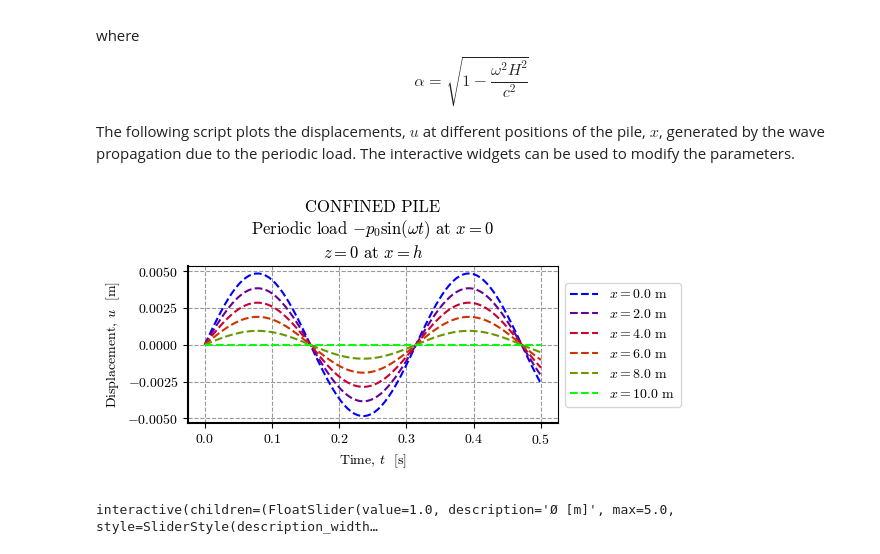
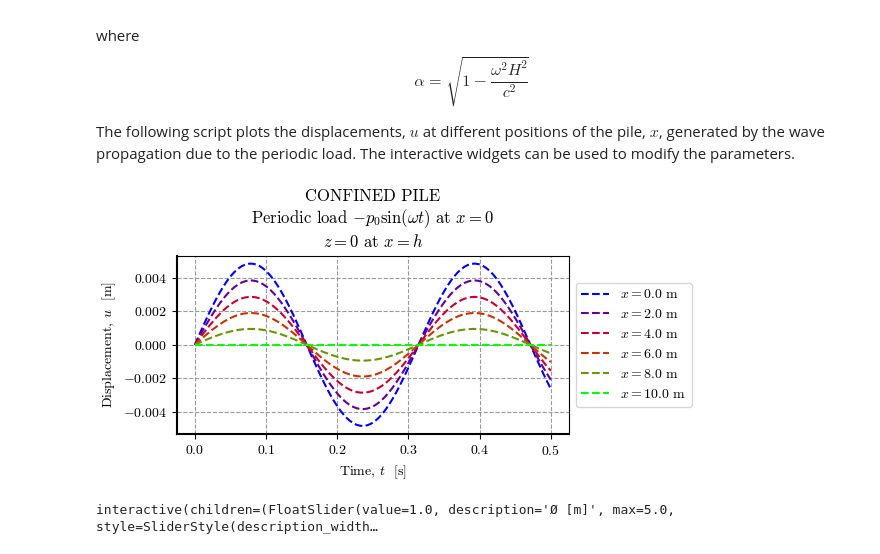
Before and after one commit to eamontoyaa/dinamica_de_suelos_EAFIT, a Jupyter notebook: notebooks/wave_propagation.ipynb, the cells around one changed output. Cells and saved outputs as stored; diff of their text form; code cells hidden in the pictures.

Commit message:
Fix frame in figures

```diff
--- a/notebooks/wave_propagation.ipynb
+++ b/notebooks/wave_propagation.ipynb
@@ -25,7 +25,7 @@ if 'google.colab' in str(get_ipython()):
 plt.style.use("default")
 mpl.rcParams.update(
     {
-        # 'figure.dpi': 300,
+        'figure.constrained_layout.use': True,
         'interactive': False,
         "text.usetex": False,  # Use mathtext, not LaTeX
         "font.family": "cmr10",  # Use the Computer modern font
@@ -233,35 +236,35 @@ def confined_finite_pile(d=1, h=10, subgrade_mod=10, elastic_mod=25000, rho=2450
     elastic_mod = elastic_mod * 1e6  # Pa
     subgrade_mod = subgrade_mod * 1e6  # Pa
     p_0 = p_0 * 1e3  # N/m2
     # Plot
     area = np.pi * (0.5 * d)**2
     circ = 2 * np.pi * (0.5 * d)
     len_H = np.sqrt(elastic_mod * area / (subgrade_mod * circ))
     c = np.sqrt(elastic_mod / rho)  # wave velocity, m/s
     alpha = np.sqrt(1 - (omega * len_H / c)**2)
     fig, ax = plt.subplots(ncols=1, nrows=1, figsize=[6, 3])
     ax.set_prop_cycle("color", plt.cm.brg(np.linspace(0, 1, n + 1)))
     t = np.linspace(0, 0.5, 100)
     for x in np.linspace(0, h, n + 1):
         u = (p_0 * len_H * np.sinh(alpha * (h-x)/len_H) * np.sin(omega * t)) / (
             elastic_mod * area * alpha * np.cosh(alpha * h / len_H)
         )
         ax.plot(t, u, ls="--", label=f"$x=${x:.1f} m")
     ax.set_title("CONFINED PILE\n"
         + "Periodic load $-p_0 \sin(\omega t)$ at $x=0$\n"
         + "$z=0$ at $x=h$")
     ax.set(xlabel="Time, $t$  [s]", ylabel="Displacement, $u$  [m]")
     ax.spines["bottom"].set_linewidth(1.5)
     ax.spines["left"].set_linewidth(1.5)
     ax.grid(True, which="major", color="#999999", linestyle="--")
     ax.legend(loc="center left", bbox_to_anchor=(1, 0.5))
-    fig.tight_layout()
+    # fig.tight_layout()
     display(fig) if widget else plt.show()
     return
 
 confined_finite_pile(d=1, h=10, subgrade_mod=10, elastic_mod=25000, rho=2450, omega=20, p_0=10000)
 # %% [output]
-[figure, old version]
+[figure, new version]
 # %%
 style = {'description_width': '100px'}
 interact(  # Interactive widgets
```
Also changed, not shown: parts of 4 cells of this notebook, 4 other files.
